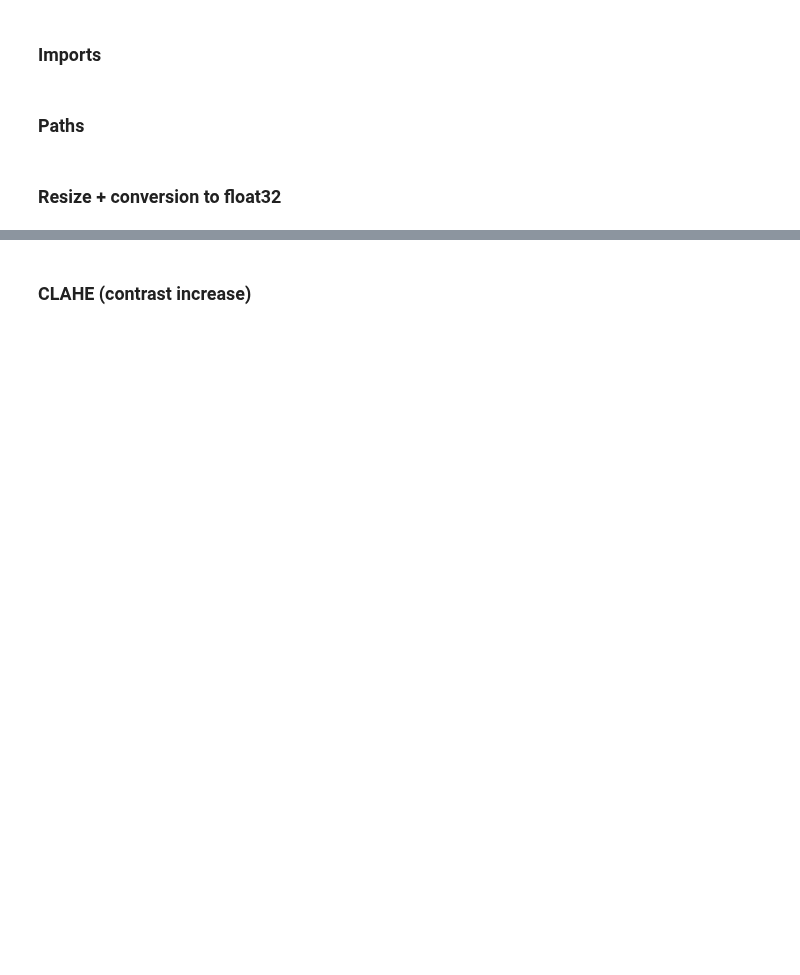
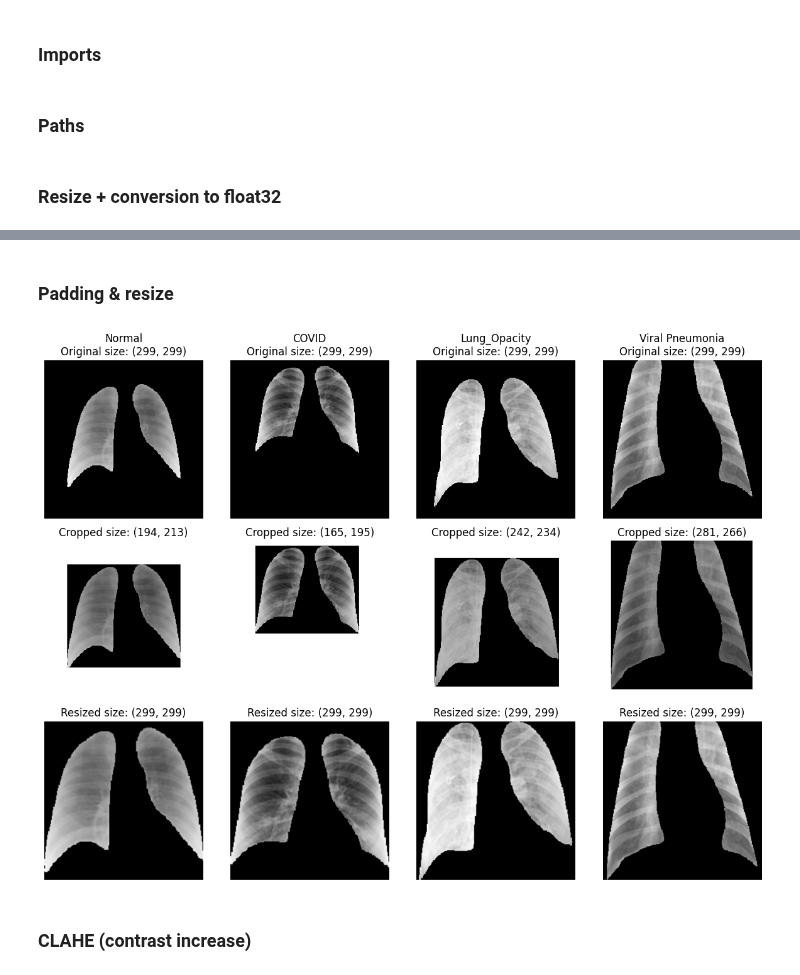
Before and after one commit to edoduc/Analysis-of-COVID-19-Chest-X-rays, a Jupyter notebook: notebooks/data_pre-processing.ipynb, the cells around one changed output, grey strips where cells are left out. Cells and saved outputs as stored; diff of their text form; code cells hidden in the pictures; blank space fills up the shorter version.

```diff
--- a/notebooks/data_pre-processing.ipynb
+++ b/notebooks/data_pre-processing.ipynb
@@ -99,3 +196,66 @@ show_premoval_examples()
+# %% [markdown]
+### Padding & resize
+# %%
+def add_padding(image, pad_value=0):
+    h, w = image.shape[:2]
+    if h == w:
+        return image
+    size = max(h, w)
+    pad_top = (size - h) // 2
+    pad_bottom = size - h - pad_top
+    pad_left = (size - w) // 2
+    pad_right = size - w - pad_left
+
+    padded_image = cv2.copyMakeBorder(
+        image,
+        pad_top,
+        pad_bottom,
+        pad_left,
+        pad_right,
+        borderType=cv2.BORDER_CONSTANT,
+        value=pad_value
+    )
+
+    return padded_image
+
+def resize_image(image, size=299):
+
+    return cv2.resize(image, (size, size), interpolation=cv2.INTER_LINEAR)
+
+
+def show_pad_resize_examples():
+    fig, axs = plt.subplots(3, 4, figsize=(12, 9))
+    for i, cls in enumerate(CLASSES):
+        image_dir = os.path.join(RAW_DATA_DIR, cls, "images")
+        mask_dir = os.path.join(RAW_DATA_DIR, cls, "masks")
+        random.seed(SEED)
+        image_name = random.choice(os.listdir(image_dir))
+        image_path = os.path.join(image_dir, image_name)
+        mask_path = os.path.join(mask_dir, image_name)
+        image = load_image(image_path)
+        mask = load_mask(mask_path)
+        masked_image = apply_lung_mask(image, mask)
+        cropped_image = crop_black_borders(masked_image)
+        cropped_image_white = crop_white_borders(masked_image)
+        padded_image = add_padding(cropped_image)
+        resized_image = resize_image(padded_image)
+
+        axs[0, i].imshow(masked_image, cmap="gray")
+        axs[0, i].set_title(f"{cls}\nOriginal size: {masked_image.shape}")
+        axs[1, i].imshow(cropped_image_white, cmap="gray")
+        axs[1, i].set_title(f"Cropped size: {cropped_image.shape}")
+        axs[2, i].imshow(resized_image, cmap="gray")
+        axs[2, i].set_title(f"Resized size: {resized_image.shape}")
+
+    for ax in axs.flat:
+        ax.axis("off")
+
+    plt.tight_layout()
+    plt.show()
+
+show_pad_resize_examples()
+# %% [output]
+[figure, added]
 # %% [markdown]
 ### CLAHE (contrast increase)
 # %%
```
Also changed, not shown: parts of 11 cells of this notebook, 32 other files.
